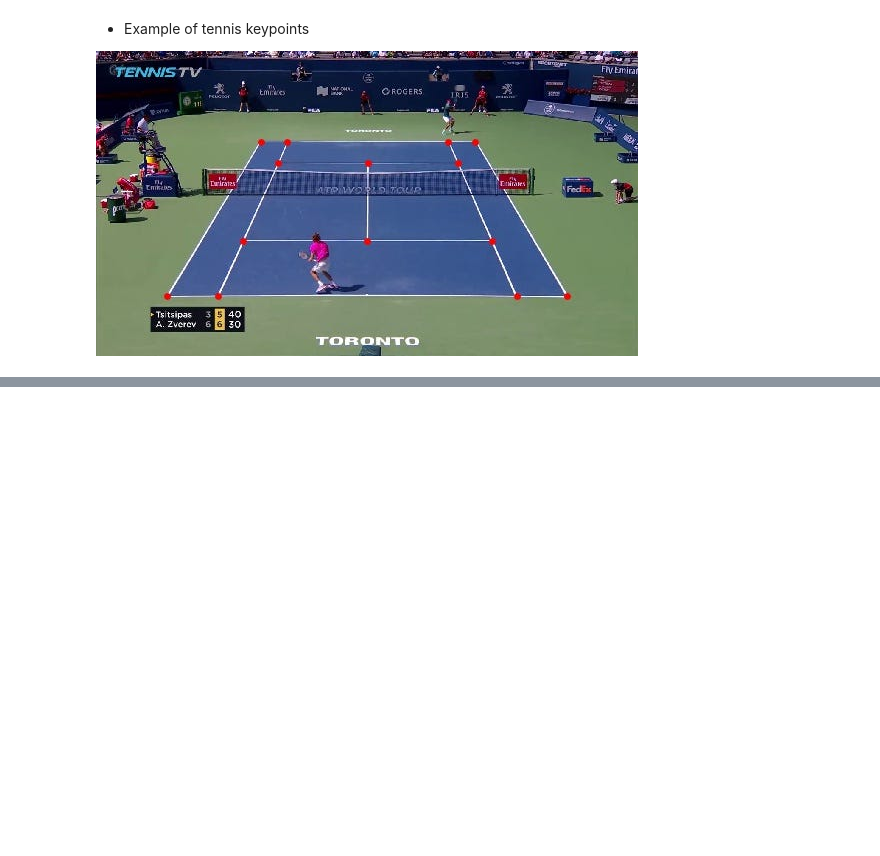
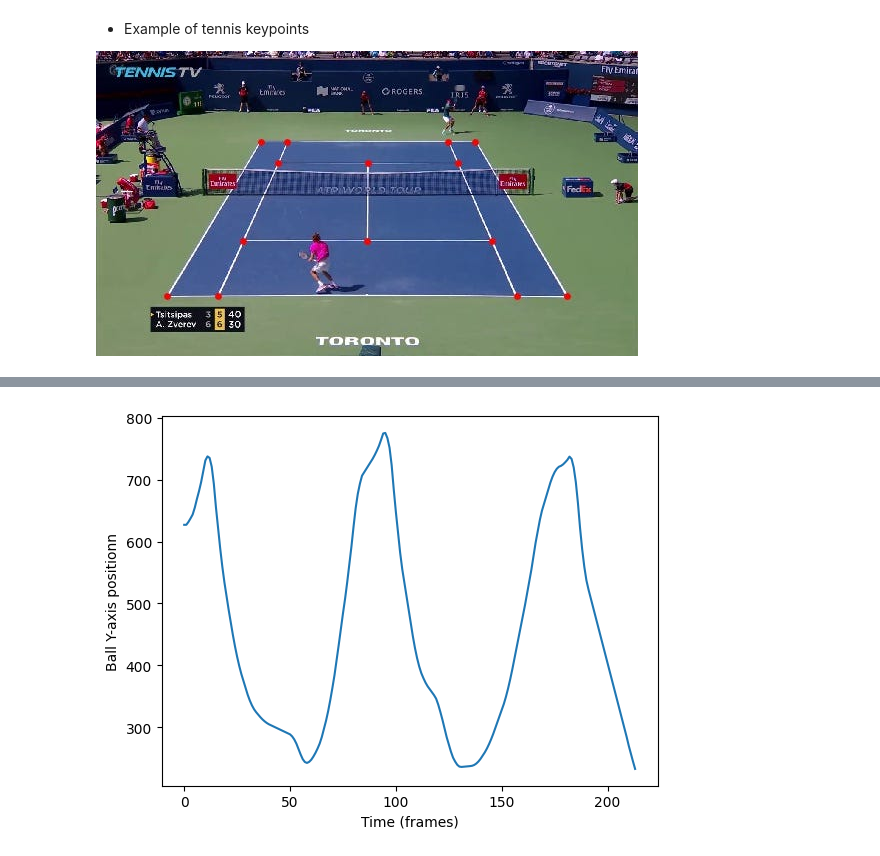
Before and after one commit to Sh-31/Tennis-Analysis-System, a Jupyter notebook: fine_tuning/explore.ipynb, the cells around one changed output, grey strips where cells are left out. Saved outputs shown, nothing was run; the diff lists cells and outputs as text; code cells hidden in the pictures; blank space fills up the shorter version.

Commit message:
ball analysis

```diff
--- a/fine_tuning/explore.ipynb
+++ b/fine_tuning/explore.ipynb
@@ -42,0 +51,18 @@ len(data[0]['kps']) # 14 keypoints each one consist of (x, y) Values
+# %%
+with open('Tennis-Analysis-system/tracker_stubs/ball_detections.pkl', 'rb') as f:
+    ball_positions = pickle.load(f)
+# %%
+ball_positions = [x.get(1,[]) for x in ball_positions]
+# convert the list into pandas dataframe
+df_ball_positions = pd.DataFrame(ball_positions,columns=['x1','y1','x2','y2'])
+
+# interpolate the missing values
+df_ball_positions = df_ball_positions.interpolate()
+df_ball_positions = df_ball_positions.bfill()
+# %%
+df_ball_positions['mid_y'] = (df_ball_positions['y1'] + df_ball_positions['y2'])/2
+df_ball_positions['mid_y_rolling_mean'] = df_ball_positions['mid_y'].rolling(window=5, min_periods=1, center=False).mean()
+
+
+df_ball_positions['mid_x'] = (df_ball_positions['x1'] + df_ball_positions['x2'])/2
+df_ball_positions['mid_x_rolling_mean'] = df_ball_positions['mid_x'].rolling(window=5, min_periods=1, center=False).mean()
@@ -42,0 +90,8 @@ len(data[0]['kps']) # 14 keypoints each one consist of (x, y) Values
+# %%
+plt.plot(df_ball_positions['mid_y_rolling_mean']) # Plot chnage of Ball move in y-axis (above and down)
+plt.xlabel('Time (frames)')
+plt.ylabel('Ball Y-axis positionn')
+plt.show()
+# Chnage of Dican position axis (Means a ball is hit)
+# %% [output]
+[figure, added]
```
Also changed, not shown: parts of 10 cells of this notebook, 1 other file.
